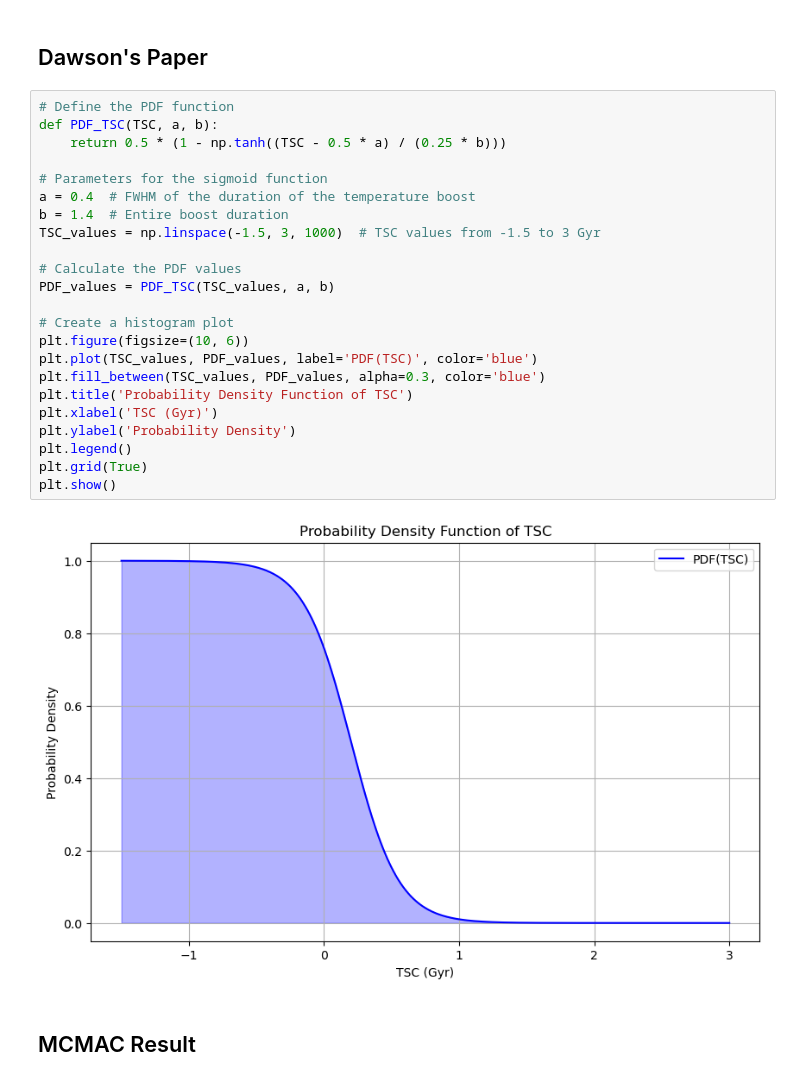
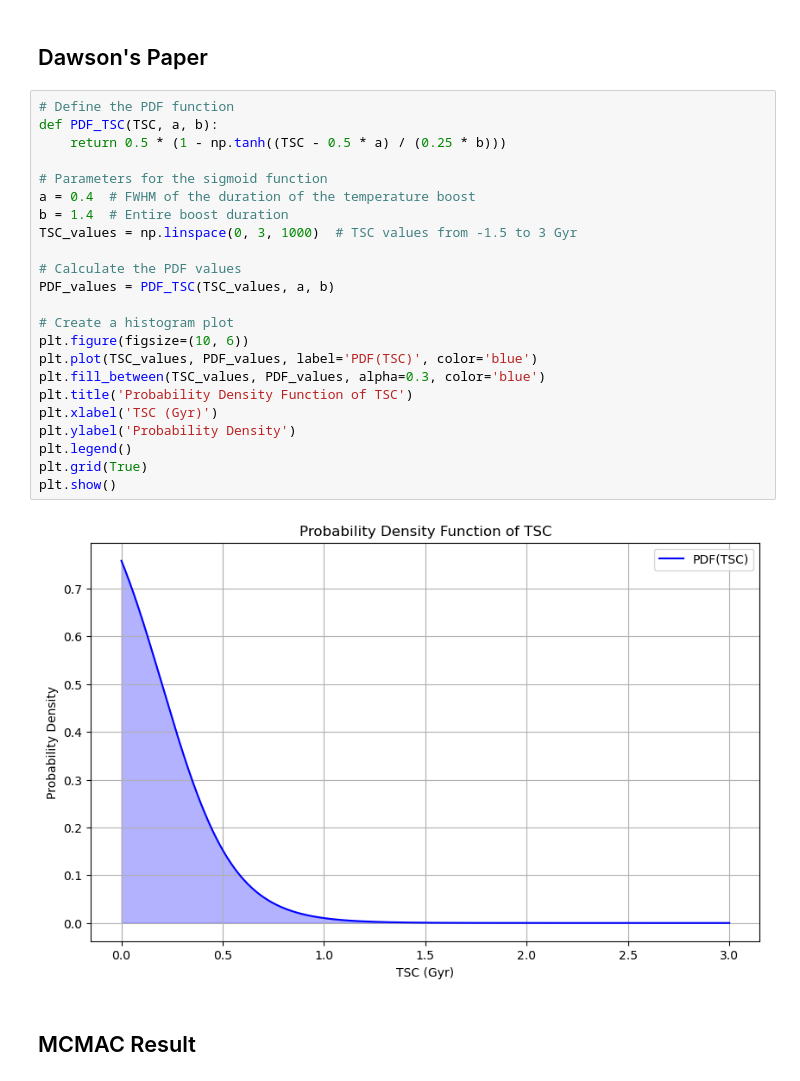
Before and after one commit to ryusei172525/SSP2024_GalaxyClusters, a Jupyter notebook: TSC_histgram.ipynb, the cells around one changed output. Saved outputs shown, nothing was run; the diff lists cells and outputs as text.

```diff
--- a/TSC_histgram.ipynb
+++ b/TSC_histgram.ipynb
@@ -8,28 +8,28 @@ from scipy.stats import norm
 # %%
 # Define the PDF function
 def PDF_TSC(TSC, a, b):
     return 0.5 * (1 - np.tanh((TSC - 0.5 * a) / (0.25 * b)))
 
 # Parameters for the sigmoid function
 a = 0.4  # FWHM of the duration of the temperature boost
 b = 1.4  # Entire boost duration
-TSC_values = np.linspace(-1.5, 3, 1000)  # TSC values from -1.5 to 3 Gyr
+TSC_values = np.linspace(0, 3, 1000)  # TSC values from -1.5 to 3 Gyr
 
 # Calculate the PDF values
 PDF_values = PDF_TSC(TSC_values, a, b)
 
 # Create a histogram plot
 plt.figure(figsize=(10, 6))
 plt.plot(TSC_values, PDF_values, label='PDF(TSC)', color='blue')
 plt.fill_between(TSC_values, PDF_values, alpha=0.3, color='blue')
 plt.title('Probability Density Function of TSC')
 plt.xlabel('TSC (Gyr)')
 plt.ylabel('Probability Density')
 plt.legend()
 plt.grid(True)
 plt.show()
 # %% [output]
-[figure, old version]
+[figure, new version]
 # %% [markdown]
 ## MCMAC Result
 # %% [markdown]
```
Also changed, not shown: parts of 2 cells of this notebook.
